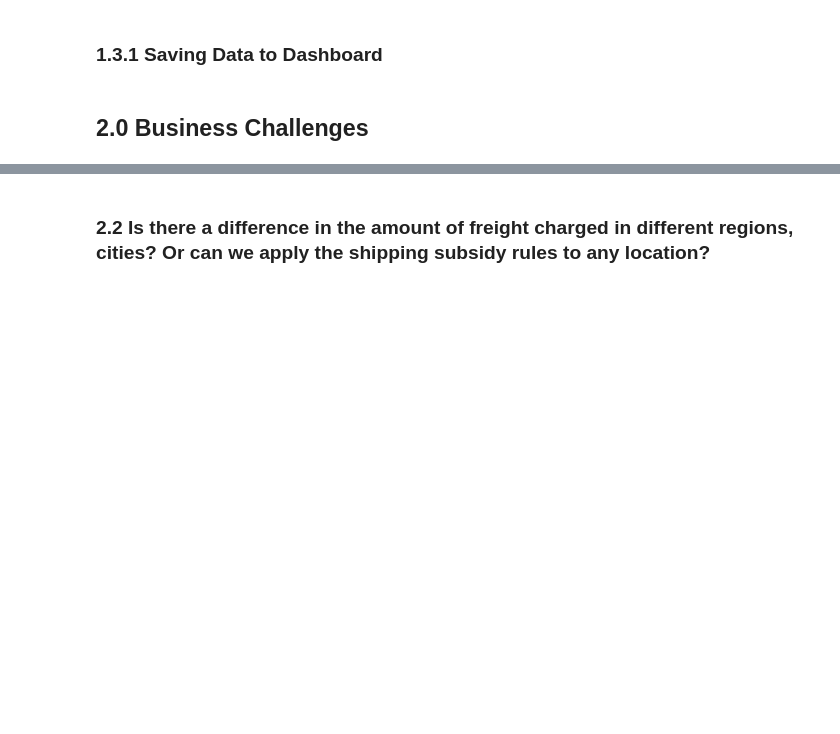
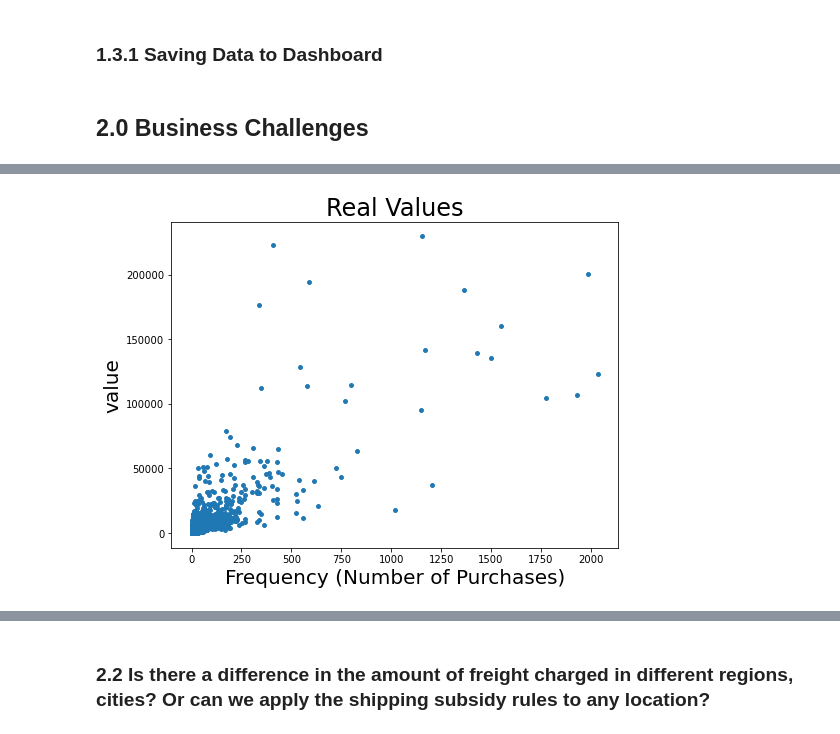
Before and after one commit to pauloreis-ds/olist, a Jupyter notebook: business_questions_insights/notebooks/1.0-pr-data-analysis-postgresql.ipynb, the cells around one changed output, grey strips where cells are left out. Cells and saved outputs as stored; diff of their text form; code cells hidden in the pictures; blank space fills up the shorter version.

```diff
--- a/business_questions_insights/notebooks/1.0-pr-data-analysis-postgresql.ipynb
+++ b/business_questions_insights/notebooks/1.0-pr-data-analysis-postgresql.ipynb
@@ -433,0 +545,10 @@ _save_sales_per_category_for_dashboard(sales_per_category, "north")
+# %%
+fig(8,6)
+plt.title("Real Values", size=24)
+plt.xlabel('Frequency (Number of Purchases)', size=20)
+plt.ylabel('value', size=20)
+# plt.xlim(-10,1000)
+# plt.ylim(0,50000)
+plt.scatter(f, v, s=15);
+# %% [output]
+[figure, added]
```
Also changed, not shown: parts of 25 cells of this notebook, 2 other files.
